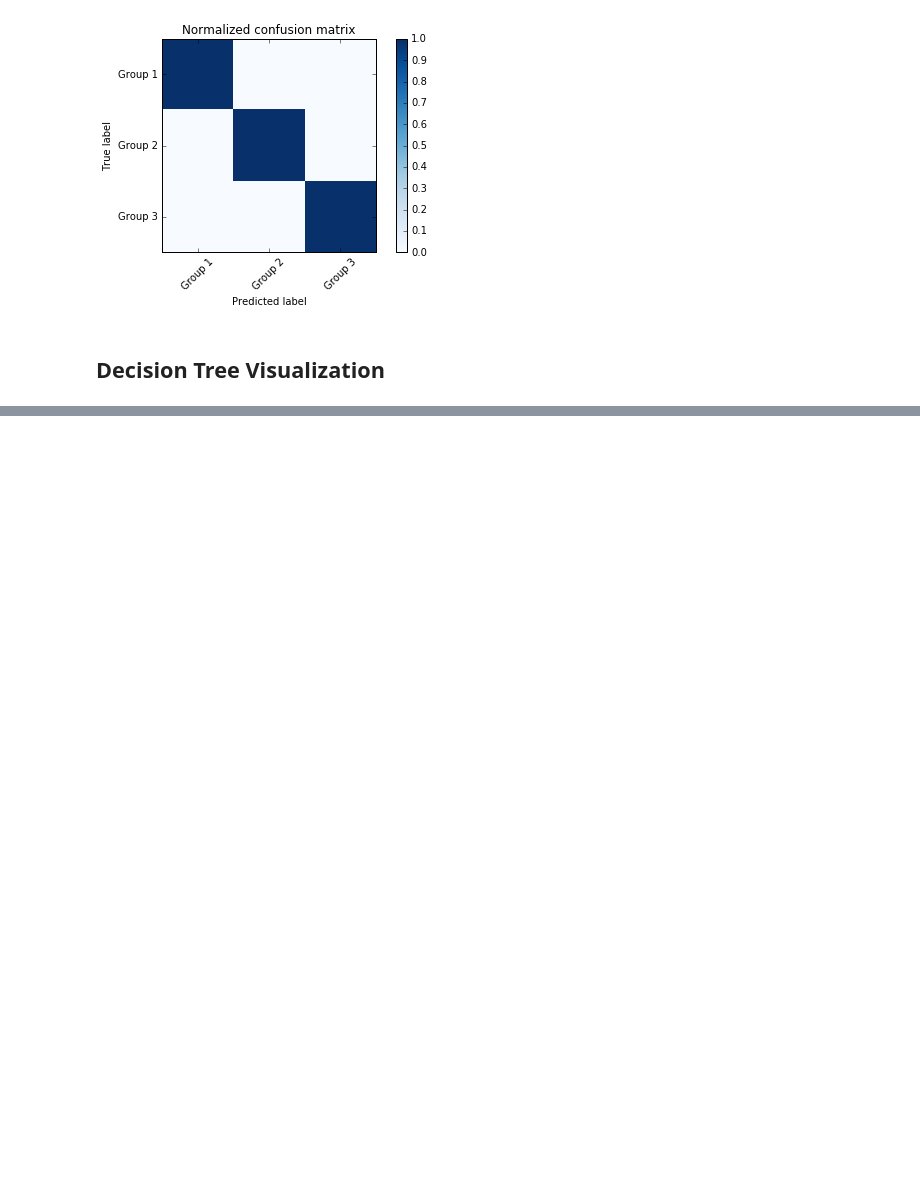
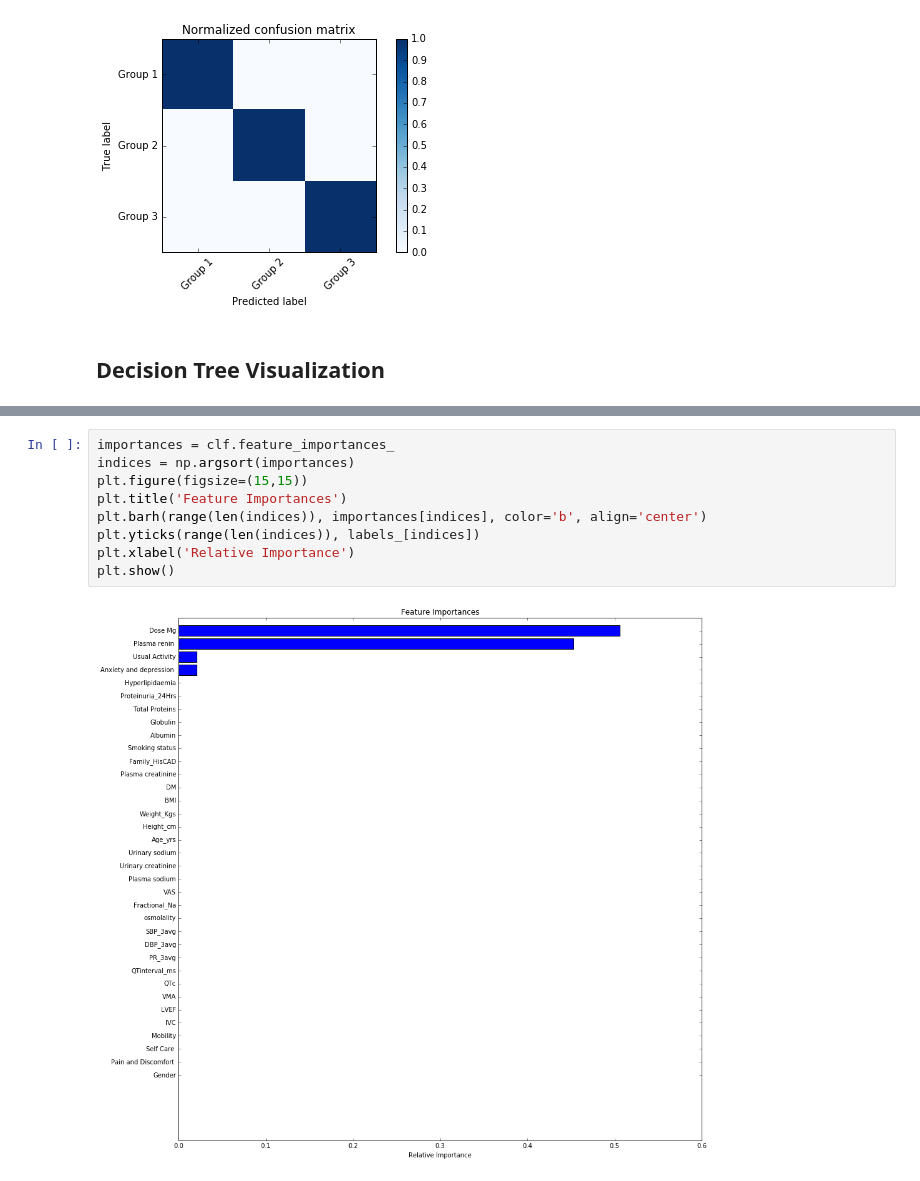
Before and after one commit to shikhar-srivastava/PhilipsHackabout, a Jupyter notebook: notebooks/Decision Tree Visualization.ipynb, the cells around one changed output, grey strips where cells are left out. Cells and saved outputs as stored; diff of their text form; blank space fills up the shorter version.

Commit message:
Updating Feature Importance to Visualization Script

```diff
--- a/notebooks/Decision Tree Visualization.ipynb
+++ b/notebooks/Decision Tree Visualization.ipynb
@@ -96,0 +97,11 @@ Image(graph.create_png())
+# %%
+importances = clf.feature_importances_
+indices = np.argsort(importances)
+plt.figure(figsize=(15,15))
+plt.title('Feature Importances')
+plt.barh(range(len(indices)), importances[indices], color='b', align='center')
+plt.yticks(range(len(indices)), labels_[indices])
+plt.xlabel('Relative Importance')
+plt.show()
+# %% [output]
+[figure, added]
```
Also changed, not shown: parts of 2 cells of this notebook.
